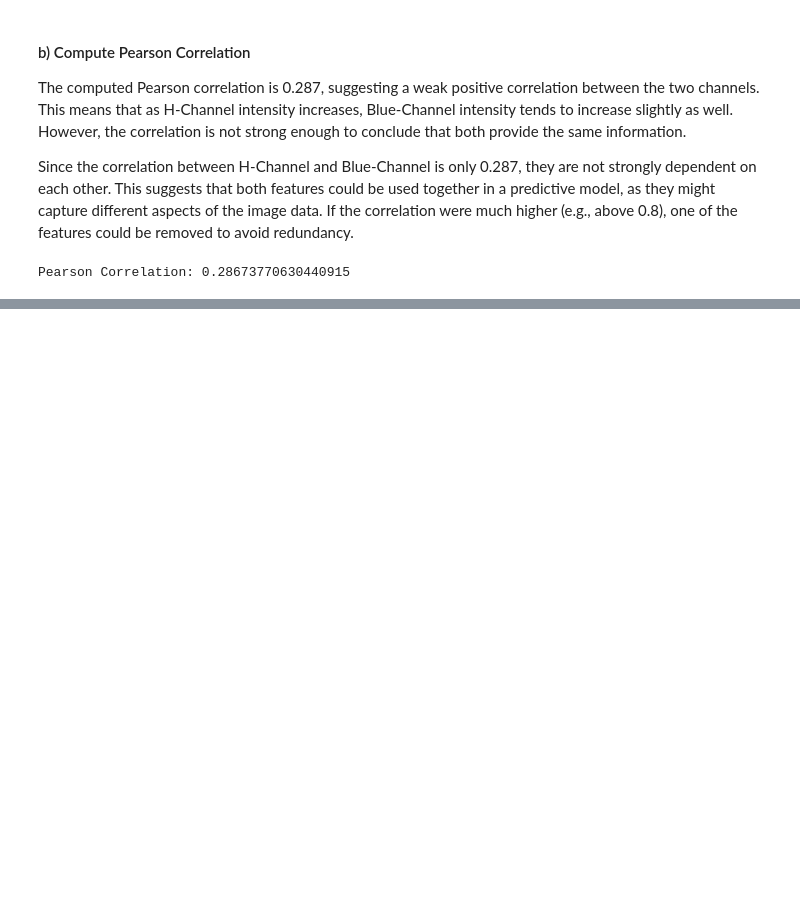
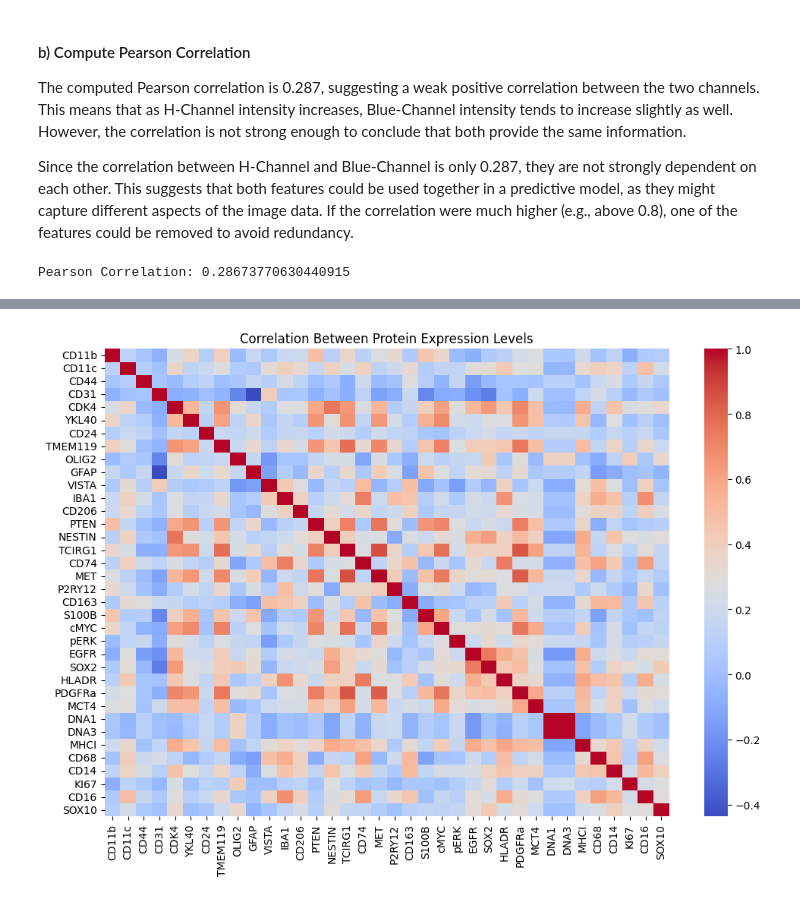
Before and after one commit to NigarRahimli/Branches, a Jupyter notebook: DataMining2024_assignment_2.ipynb, the cells around one changed output, grey strips where cells are left out. Drawn from its saved outputs; the diff is of its cells as text; code cells hidden in the pictures; blank space fills up the shorter version.

```diff
--- a/DataMining2024_assignment_2.ipynb
+++ b/DataMining2024_assignment_2.ipynb
@@ -360,0 +373,21 @@ Pearson Correlation: 0.28673770630440915
+# %%
+import seaborn as sns
+import matplotlib.pyplot as plt
+
+# Select only protein expression columns
+protein_cols = ["CD11b", "CD11c", "CD44", "CD31", "CDK4", "YKL40", "CD24",
+                "TMEM119", "OLIG2", "GFAP", "VISTA", "IBA1", "CD206", "PTEN",
+                "NESTIN", "TCIRG1", "CD74", "MET", "P2RY12", "CD163", "S100B",
+                "cMYC", "pERK", "EGFR", "SOX2", "HLADR", "PDGFRa", "MCT4", "DNA1",
+                "DNA3", "MHCI", "CD68", "CD14", "KI67", "CD16", "SOX10"]
+
+# Compute correlation matrix
+corr_matrix = df[protein_cols].corr()
+
+# Plot heatmap
+plt.figure(figsize=(12, 8))
+sns.heatmap(corr_matrix, cmap="coolwarm", annot=False)
+plt.title("Correlation Between Protein Expression Levels")
+plt.show()
+# %% [output]
+[figure, added]
```
Also changed, not shown: parts of 26 cells of this notebook.
